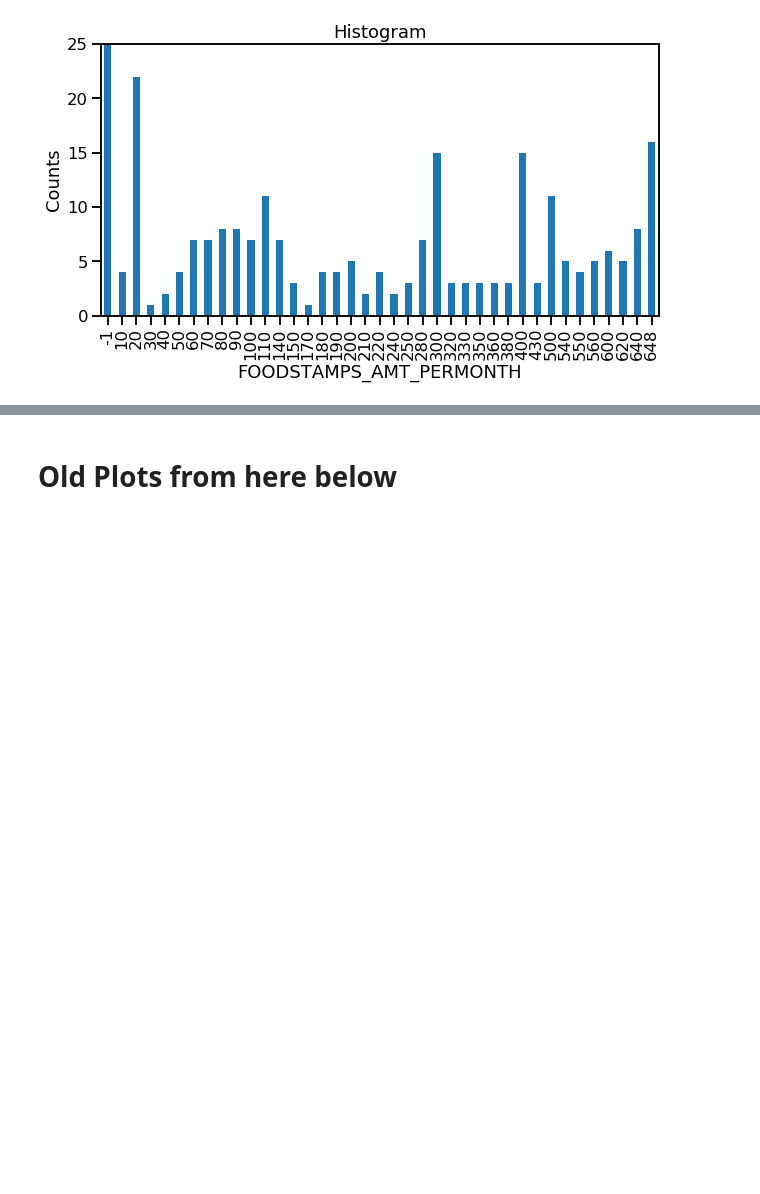
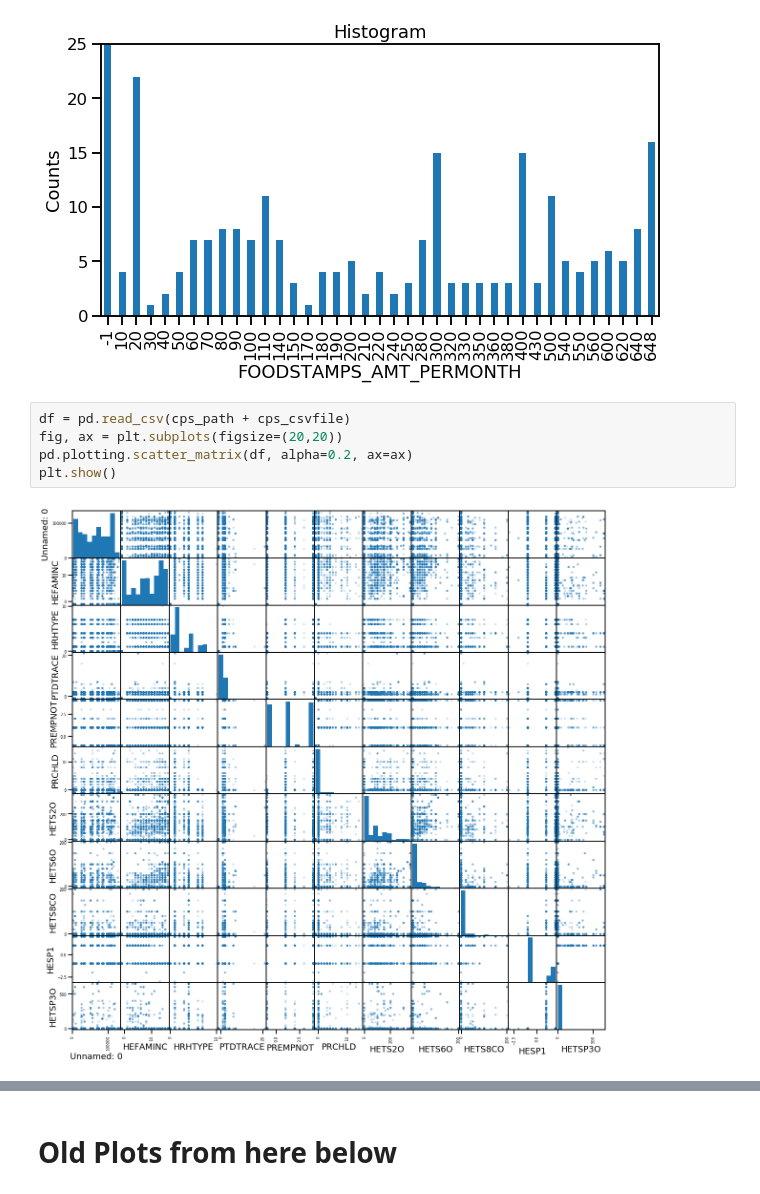
Before and after one commit to astronomilo/foodinsecurity, a Jupyter notebook: Notebooks/EDA_Prep/Team_27_EDA_Prep_20220202.ipynb, the cells around one changed output, grey strips where cells are left out. Saved outputs shown, nothing was run; the diff lists cells and outputs as text; blank space fills up the shorter version.

```diff
--- a/Notebooks/EDA_Prep/Team_27_EDA_Prep_20220202.ipynb
+++ b/Notebooks/EDA_Prep/Team_27_EDA_Prep_20220202.ipynb
@@ -486,3 +498,10 @@ plt.ylim(0,25)
 plt.show()
 # %% [output]
 [figure]
+# %%
+df = pd.read_csv(cps_path + cps_csvfile)
+fig, ax = plt.subplots(figsize=(20,20))
+pd.plotting.scatter_matrix(df, alpha=0.2, ax=ax)
+plt.show()
+# %% [output]
+[figure, added]
```
Also changed, not shown: parts of 2 cells of this notebook, 2 other files.
